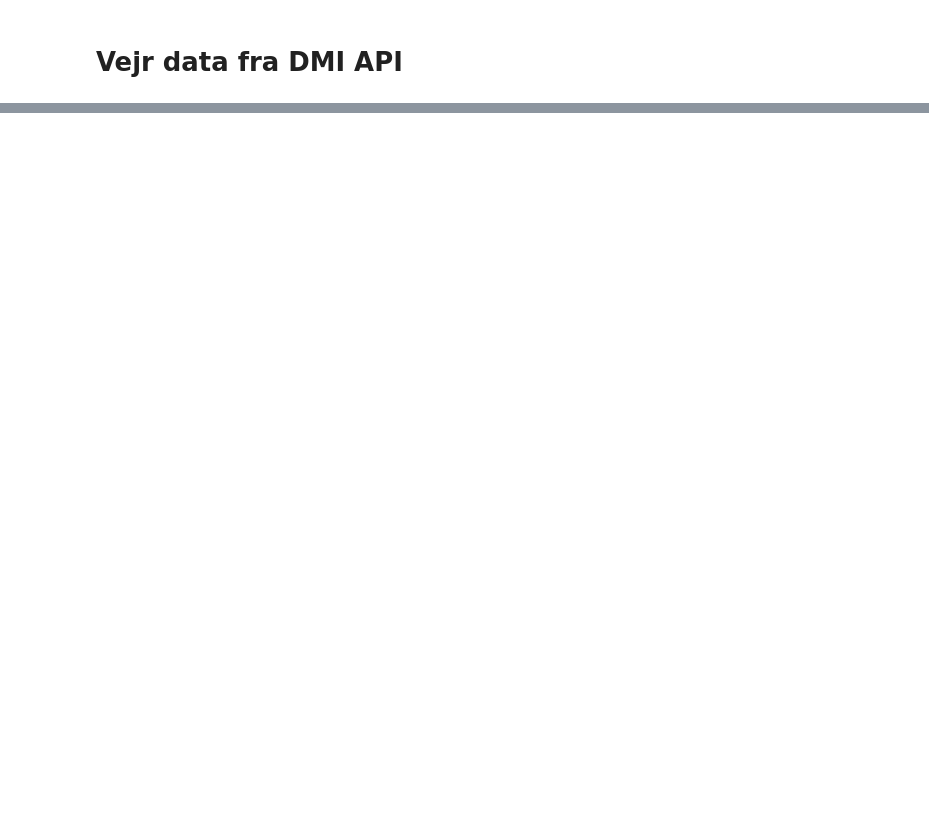
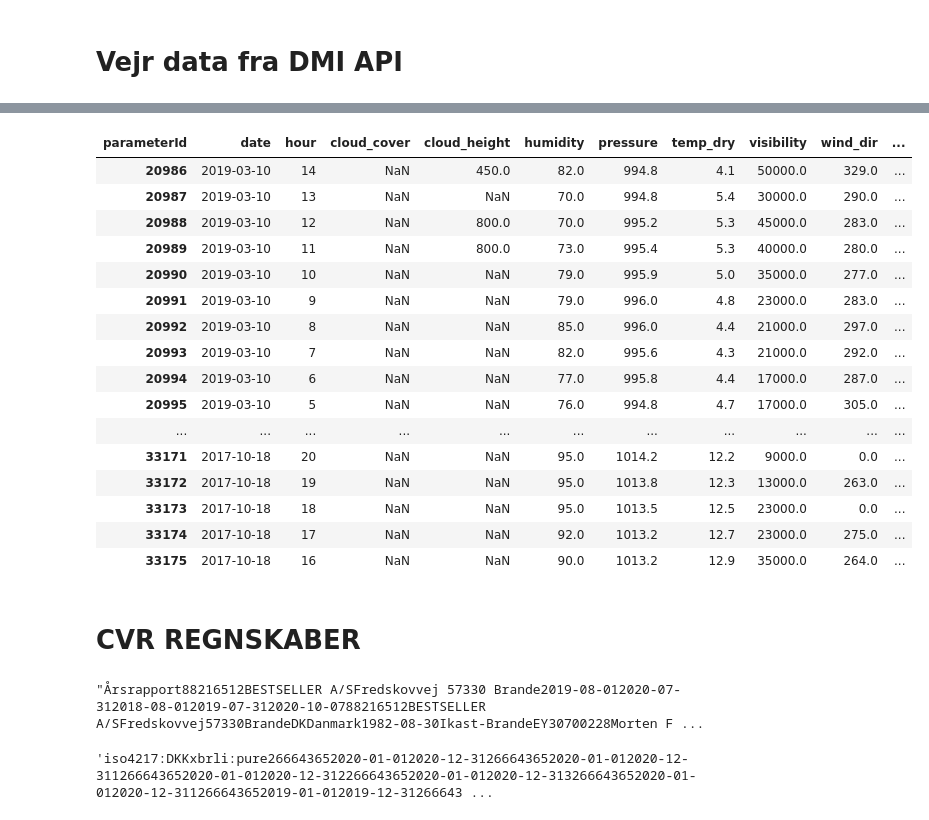
Before and after one commit to sjhpol/ISDS_arbejde, a Jupyter notebook: Exam/exam_project.ipynb, the cells around one changed output, grey strips where cells are left out. Saved outputs shown, nothing was run; the diff lists cells and outputs as text; code cells hidden in the pictures; blank space fills up the shorter version.

```diff
--- a/Exam/exam_project.ipynb
+++ b/Exam/exam_project.ipynb
@@ -301,0 +340,22 @@ def total_pipeline(met_stats, climate_stats, start_date, end_date):
+# %%
+merge_df[pd.isna(merge_df['mean_temp'])].head(100)[50:]
+# %% [output]
+| parameterId | date | hour | cloud_cover | cloud_height | humidity | pressure | temp_dry | visibility | wind_dir | ... |
+| 20986 | 2019-03-10 | 14 | NaN | 450.0 | 82.0 | 994.8 | 4.1 | 50000.0 | 329.0 | ... |
+| 20987 | 2019-03-10 | 13 | NaN | NaN | 70.0 | 994.8 | 5.4 | 30000.0 | 290.0 | ... |
+| 20988 | 2019-03-10 | 12 | NaN | 800.0 | 70.0 | 995.2 | 5.3 | 45000.0 | 283.0 | ... |
+| 20989 | 2019-03-10 | 11 | NaN | 800.0 | 73.0 | 995.4 | 5.3 | 40000.0 | 280.0 | ... |
+| 20990 | 2019-03-10 | 10 | NaN | NaN | 79.0 | 995.9 | 5.0 | 35000.0 | 277.0 | ... |
+| 20991 | 2019-03-10 | 9 | NaN | NaN | 79.0 | 996.0 | 4.8 | 23000.0 | 283.0 | ... |
+| 20992 | 2019-03-10 | 8 | NaN | NaN | 85.0 | 996.0 | 4.4 | 21000.0 | 297.0 | ... |
+| 20993 | 2019-03-10 | 7 | NaN | NaN | 82.0 | 995.6 | 4.3 | 21000.0 | 292.0 | ... |
+| 20994 | 2019-03-10 | 6 | NaN | NaN | 77.0 | 995.8 | 4.4 | 17000.0 | 287.0 | ... |
+| 20995 | 2019-03-10 | 5 | NaN | NaN | 76.0 | 994.8 | 4.7 | 17000.0 | 305.0 | ... |
+| ... | ... | ... | ... | ... | ... | ... | ... | ... | ... | ... |
+| 33171 | 2017-10-18 | 20 | NaN | NaN | 95.0 | 1014.2 | 12.2 | 9000.0 | 0.0 | ... |
+| 33172 | 2017-10-18 | 19 | NaN | NaN | 95.0 | 1013.8 | 12.3 | 13000.0 | 263.0 | ... |
+| 33173 | 2017-10-18 | 18 | NaN | NaN | 95.0 | 1013.5 | 12.5 | 23000.0 | 0.0 | ... |
+| 33174 | 2017-10-18 | 17 | NaN | NaN | 92.0 | 1013.2 | 12.7 | 23000.0 | 275.0 | ... |
+| 33175 | 2017-10-18 | 16 | NaN | NaN | 90.0 | 1013.2 | 12.9 | 35000.0 | 264.0 | ... |
+# %% [markdown]
+# CVR REGNSKABER
@@ -301,0 +366,11 @@ def total_pipeline(met_stats, climate_stats, start_date, end_date):
+# %%
+soup.text
+# %% [output]
+"Årsrapport88216512BESTSELLER A/SFredskovvej 57330 Brande2019-08-012020-07-312018-08-012019-07-312020-10-0788216512BESTSELLER A/SFredskovvej57330BrandeDKDanmark1982-08-30Ikast-BrandeEY30700228Morten F ...
+# %%
+lem_url = 'https://datacvr.virk.dk/data/offentliggorelse?dl_ref=amNsb3VkczovLzAzL2E3L2IyLzcxLzRiLzc4YmMtNDUwOS05OGUxLTA5ODQ2ZDVjOWZlYw'
+lem_res = requests.get(lem_url)
+lem_soup = BeautifulSoup(lem_res.content, 'lxml')
+lem_soup.text
+# %% [output]
+'iso4217:DKKxbrli:pure266643652020-01-012020-12-31266643652020-01-012020-12-311266643652020-01-012020-12-312266643652020-01-012020-12-313266643652020-01-012020-12-311266643652019-01-012019-12-31266643 ...
```
Also changed, not shown: parts of 18 cells of this notebook, 10 other files.
